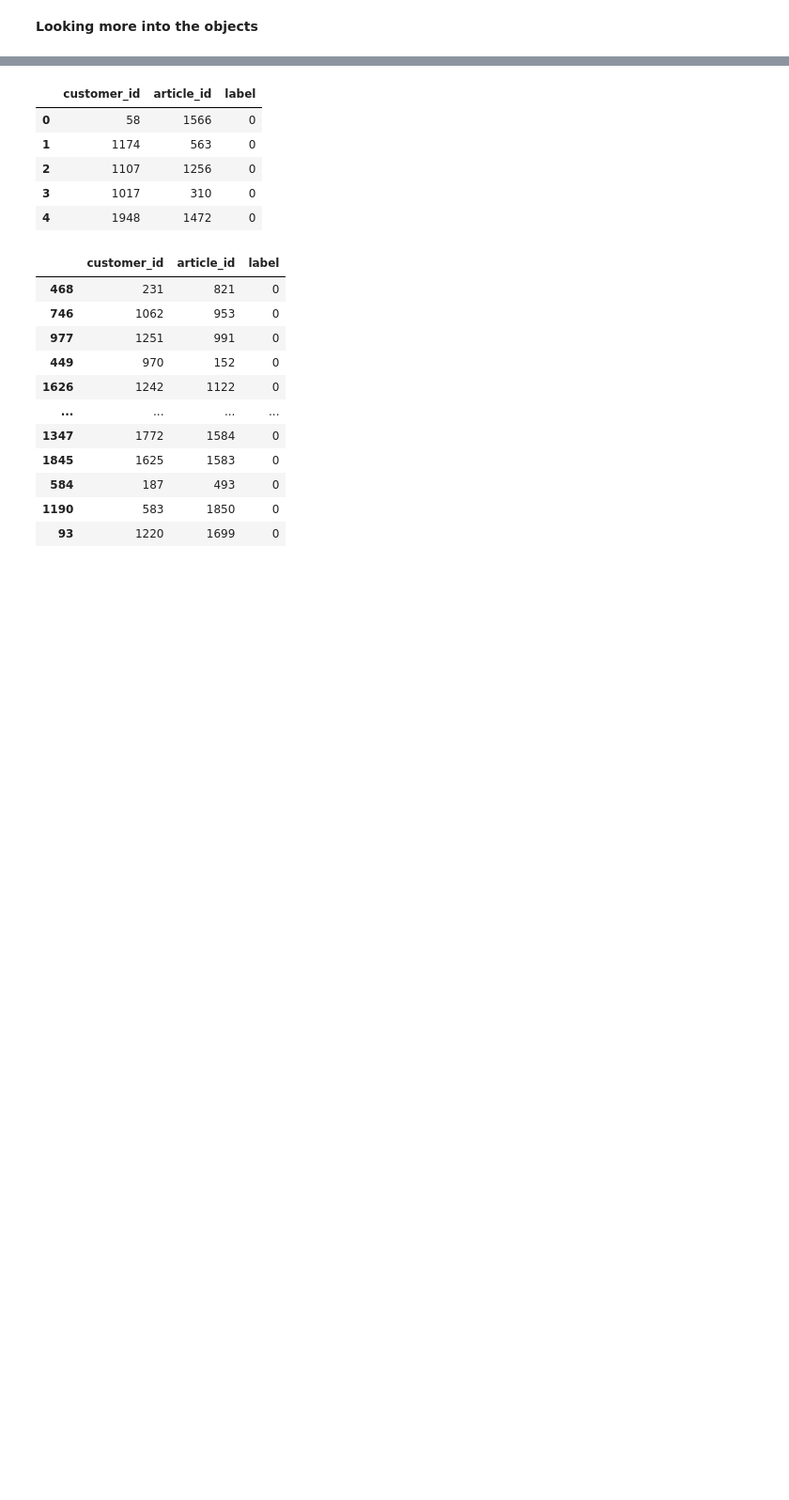
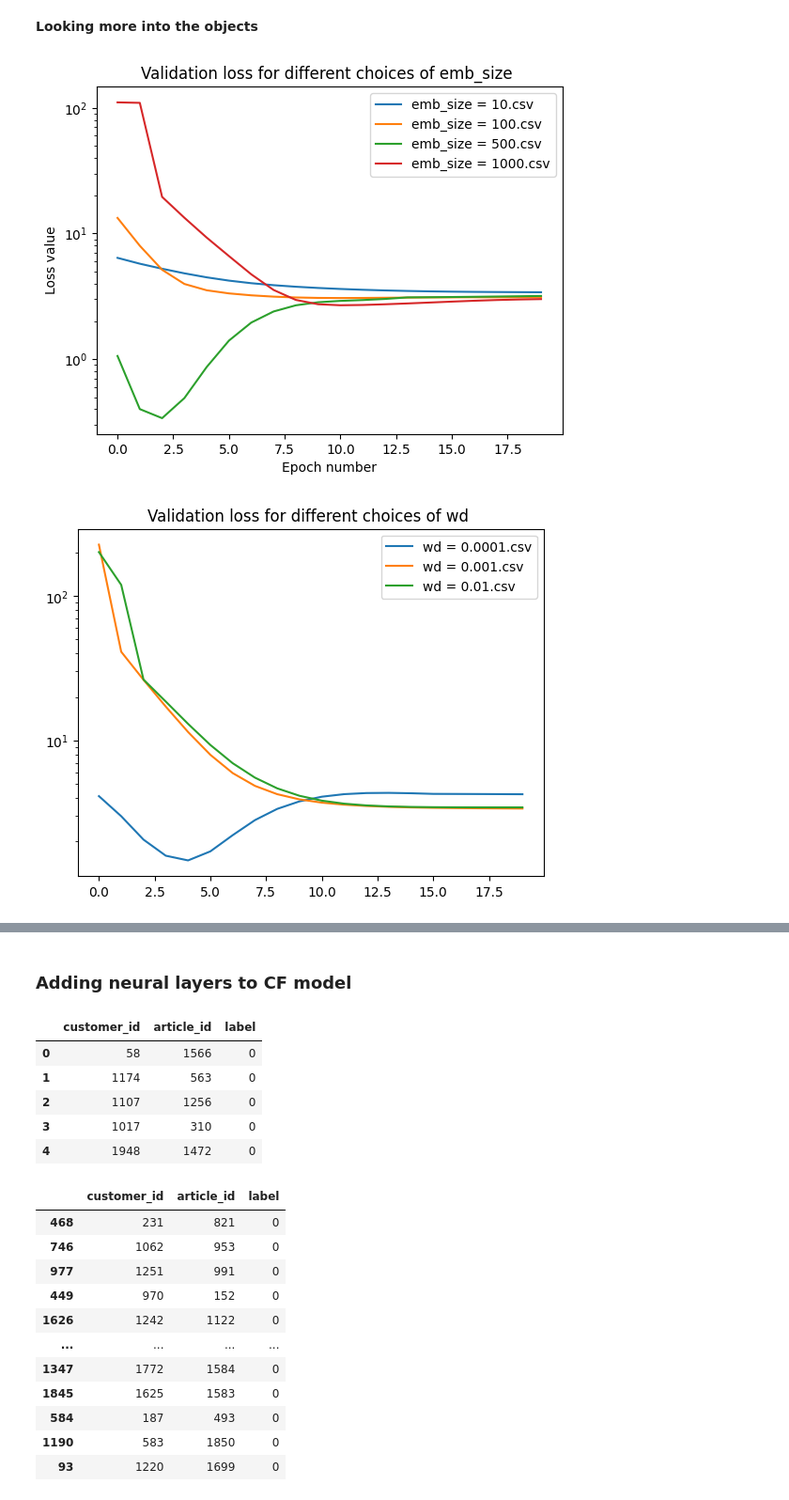
Before and after one commit to frederni/TMA4500-IndMat, a Jupyter notebook: predict_embedding.ipynb, the cells around one changed output, grey strips where cells are left out. Shown: that part at 94% size. Cells and saved outputs as stored; diff of their text form; code cells hidden in the pictures; blank space fills up the shorter version.

Commit message:
add hyperparameter results to repo

```diff
--- a/predict_embedding.ipynb
+++ b/predict_embedding.ipynb
@@ -538,2 +544,45 @@ def explore_hyperparameters():
 # %% [markdown]
 **Looking more into the objects**
+# %%
+import functools
+
+
+def compare_hyperparameter_results(data: Iterable[str]):
+    plt_calls = {}
+    for results_fn in data:
+        plt.xlabel("Epoch number")
+        plt.ylabel("Loss value")
+        res = pd.read_csv(results_fn, header=None)
+        setting = results_fn[results_fn.find("_") + 1 :]
+        variable = setting.split("=")[0]
+        if variable in plt_calls:
+            plt_calls[variable].append(
+                functools.partial(plt.plot, res[1], label=setting)
+            )
+        else:
+            plt_calls[variable] = [functools.partial(plt.plot, res[1], label=setting)]
+    for var, cmd_list in plt_calls.items():
+        for cmd in cmd_list:
+            cmd()  # plt.plot(...) for specific variable
+        plt.legend()
+        plt.yscale("log")
+        plt.title(f"Validation loss for different choices of {var}")
+        plt.savefig(f"hyperparams_{var}.pdf")
+        plt.show()
+
+
+files = [
+    "results/2022.10.24.11.33/losses_emb_size = 10.csv",
+    "results/2022.10.24.11.34/losses_emb_size = 100.csv",
+    "results/2022.10.24.11.39/losses_emb_size = 500.csv",
+    "results/2022.10.24.11.47/losses_emb_size = 1000.csv",
+    "results/2022.10.24.13.29/losses_wd = 0.0001.csv",
+    "results/2022.10.24.13.33/losses_wd = 0.001.csv",
+    "results/2022.10.24.13.37/losses_wd = 0.01.csv",
+    "results/2022.10.24.13.50/losses_lr = 0.001.csv",
+    "results/2022.10.24.13.56/losses_lr = 0.01.csv",
+]
+compare_hyperparameter_results(files)
+# %% [output]
+[figure, added]
+[figure, added]
@@ -539,0 +590,2 @@ def explore_hyperparameters():
+# %% [markdown]
+### Adding neural layers to CF model
```
Also changed, not shown: parts of 6 cells of this notebook, 2 other files.
